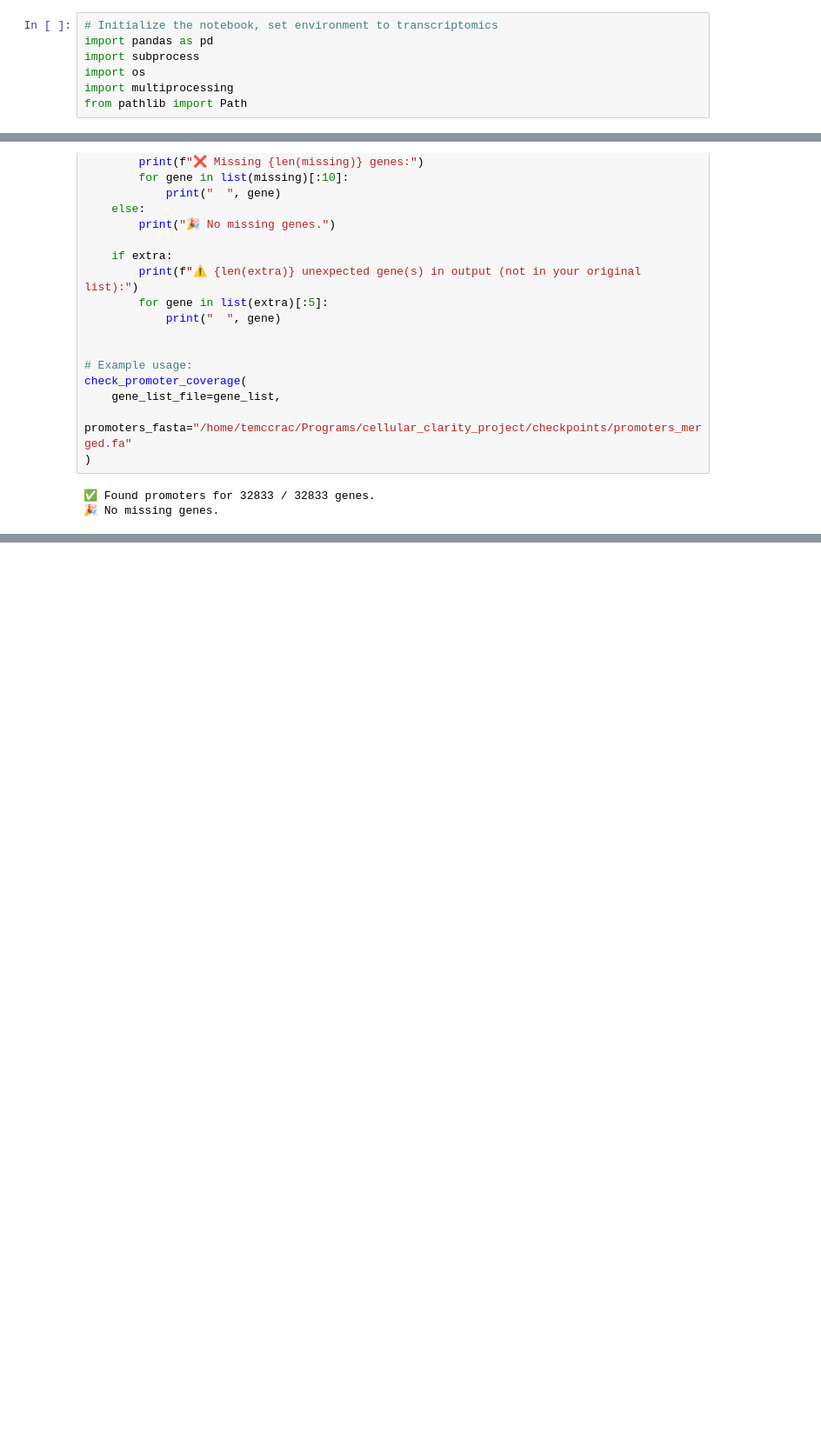
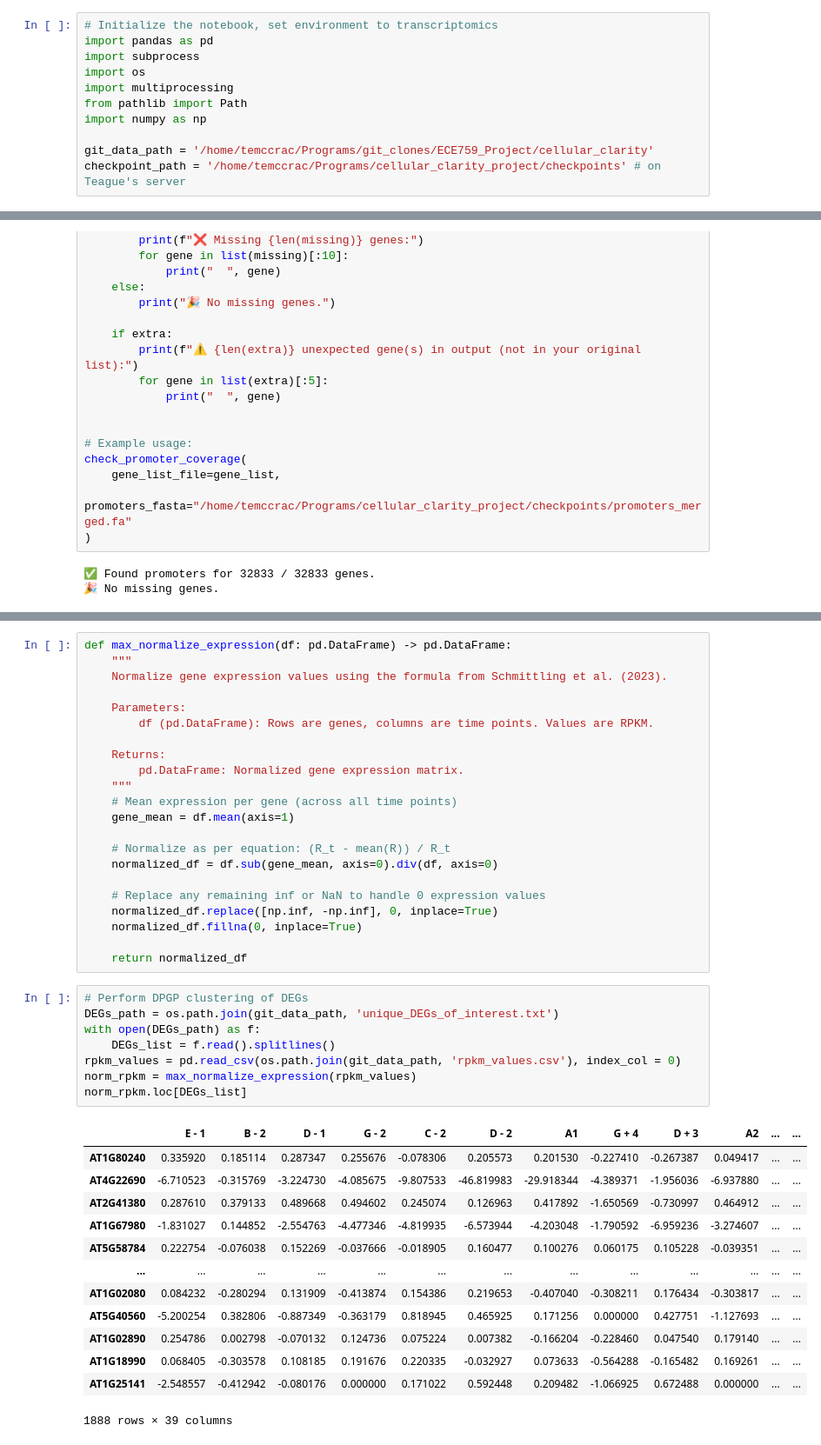
Before and after one commit to teegman123/ECE759_Project, a Jupyter notebook: Motif_detection.ipynb, the cells around one changed output, grey strips where cells are left out. Shown: that part at 87% size. Saved outputs shown, nothing was run; the diff lists cells and outputs as text; blank space fills up the shorter version.

Commit message:
At the stage of needing to perform DPGP clustering

```diff
--- a/Motif_detection.ipynb
+++ b/Motif_detection.ipynb
@@ -10,6 +10,10 @@ import subprocess
 import os
 import multiprocessing
 from pathlib import Path
+import numpy as np
+
+git_data_path = '/home/temccrac/Programs/git_clones/ECE759_Project/cellular_clarity'
+checkpoint_path = '/home/temccrac/Programs/cellular_clarity_project/checkpoints' # on Teague's server
 # %% [markdown]
 ## Step 1 - Extract promoter sequences for each gene
 # %% [markdown]
@@ -183,0 +187,44 @@ check_promoter_coverage(
+# %%
+def max_normalize_expression(df: pd.DataFrame) -> pd.DataFrame:
+    """
+    Normalize gene expression values using the formula from Schmittling et al. (2023).
+
+    Parameters:
+        df (pd.DataFrame): Rows are genes, columns are time points. Values are RPKM.
+
+    Returns:
+        pd.DataFrame: Normalized gene expression matrix.
+    """
+    # Mean expression per gene (across all time points)
+    gene_mean = df.mean(axis=1)
+
+    # Normalize as per equation: (R_t - mean(R)) / R_t
+    normalized_df = df.sub(gene_mean, axis=0).div(df, axis=0)
+
+    # Replace any remaining inf or NaN to handle 0 expression values
+    normalized_df.replace([np.inf, -np.inf], 0, inplace=True)
+    normalized_df.fillna(0, inplace=True)
+
+    return normalized_df
+# %%
+# Perform DPGP clustering of DEGs
+DEGs_path = os.path.join(git_data_path, 'unique_DEGs_of_interest.txt')
+with open(DEGs_path) as f:
+    DEGs_list = f.read().splitlines()
+rpkm_values = pd.read_csv(os.path.join(git_data_path, 'rpkm_values.csv'), index_col = 0)
+norm_rpkm = max_normalize_expression(rpkm_values)
+norm_rpkm.loc[DEGs_list]
+# %% [output]
+|  | E - 1 | B - 2 | D - 1 | G - 2 | C - 2 | D - 2 | A1 | G + 4 | D + 3 | A2 | ... | ... |
+| AT1G80240 | 0.335920 | 0.185114 | 0.287347 | 0.255676 | -0.078306 | 0.205573 | 0.201530 | -0.227410 | -0.267387 | 0.049417 | ... | ... |
+| AT4G22690 | -6.710523 | -0.315769 | -3.224730 | -4.085675 | -9.807533 | -46.819983 | -29.918344 | -4.389371 | -1.956036 | -6.937880 | ... | ... |
+| AT2G41380 | 0.287610 | 0.379133 | 0.489668 | 0.494602 | 0.245074 | 0.126963 | 0.417892 | -1.650569 | -0.730997 | 0.464912 | ... | ... |
+| AT1G67980 | -1.831027 | 0.144852 | -2.554763 | -4.477346 | -4.819935 | -6.573944 | -4.203048 | -1.790592 | -6.959236 | -3.274607 | ... | ... |
+| AT5G58784 | 0.222754 | -0.076038 | 0.152269 | -0.037666 | -0.018905 | 0.160477 | 0.100276 | 0.060175 | 0.105228 | -0.039351 | ... | ... |
+| ... | ... | ... | ... | ... | ... | ... | ... | ... | ... | ... | ... | ... |
+| AT1G02080 | 0.084232 | -0.280294 | 0.131909 | -0.413874 | 0.154386 | 0.219653 | -0.407040 | -0.308211 | 0.176434 | -0.303817 | ... | ... |
+| AT5G40560 | -5.200254 | 0.382806 | -0.887349 | -0.363179 | 0.818945 | 0.465925 | 0.171256 | 0.000000 | 0.427751 | -1.127693 | ... | ... |
+| AT1G02890 | 0.254786 | 0.002798 | -0.070132 | 0.124736 | 0.075224 | 0.007382 | -0.166204 | -0.228460 | 0.047540 | 0.179140 | ... | ... |
+| AT1G18990 | 0.068405 | -0.303578 | 0.108185 | 0.191676 | 0.220335 | -0.032927 | 0.073633 | -0.564288 | -0.165482 | 0.169261 | ... | ... |
+| AT1G25141 | -2.548557 | -0.412942 | -0.080176 | 0.000000 | 0.171022 | 0.592448 | 0.209482 | -1.066925 | 0.672488 | 0.000000 | ... | ... |
+1888 rows × 39 columns
```
Also changed, not shown: parts of 3 cells of this notebook, 1 other file.
